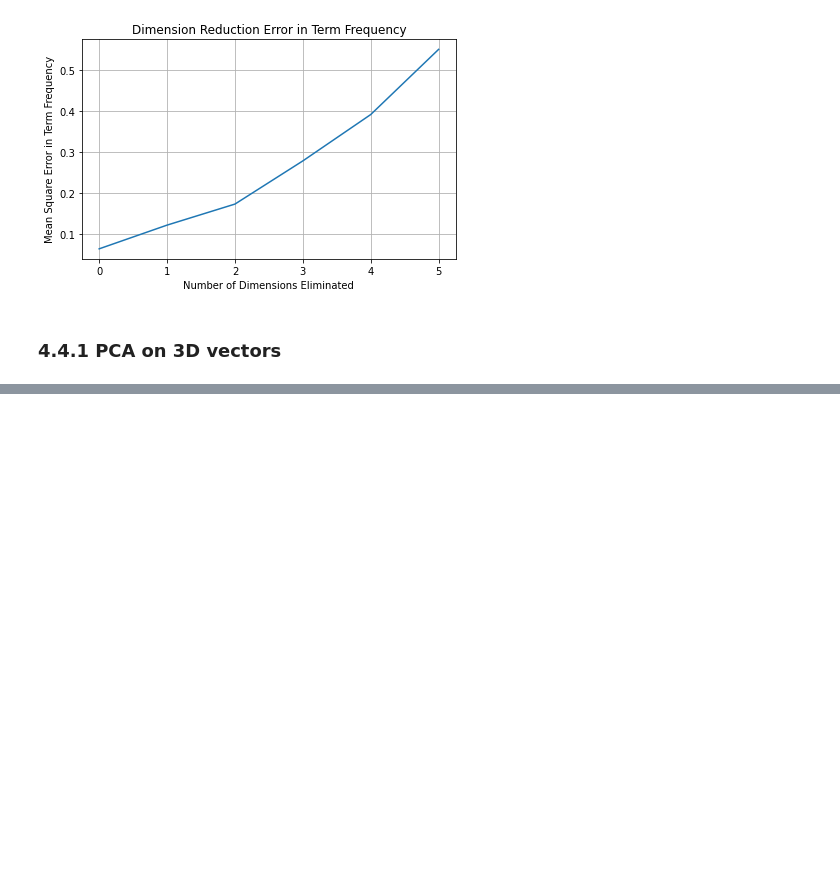
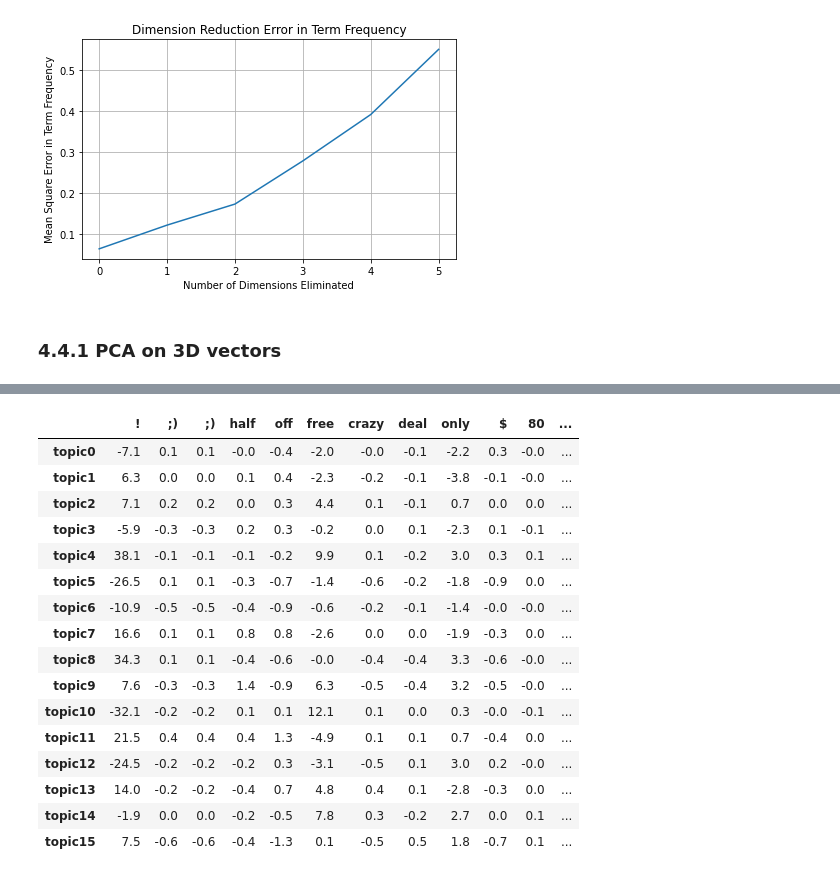
Before and after one commit to deacona/nlpia, a Jupyter notebook: src/nlpia/book/examples/ch04_examples.ipynb, the cells around one changed output, grey strips where cells are left out. Cells and saved outputs as stored; diff of their text form; code cells hidden in the pictures; blank space fills up the shorter version.

```diff
--- a/src/nlpia/book/examples/ch04_examples.ipynb
+++ b/src/nlpia/book/examples/ch04_examples.ipynb
@@ -262,0 +293,8 @@ print(err)
+# %%
+from sklearn.feature_extraction.text import CountVectorizer
+from nltk.tokenize import casual_tokenize
+
+tfidf_model = TfidfVectorizer(tokenizer=casual_tokenize)
+tfidf_docs = tfidf_model.fit_transform(raw_documents=sms.text).toarray()
+
+len(tfidf_model.vocabulary_)
@@ -262,0 +313,11 @@ print(err)
+# %%
+from sklearn.decomposition import PCA
+
+pca = PCA(n_components=16)
+pca = pca.fit(tfidf_docs)
+pca_topic_vectors = pca.transform(tfidf_docs)
+
+columns = ['topic{}'.format(i) for i in range(pca.n_components)]
+
+pca_topic_vectors = pd.DataFrame(pca_topic_vectors, columns=columns, index=index)
+pca_topic_vectors.round(3).head(6)
@@ -262,0 +352,4 @@ print(err)
+# %%
+column_nums, terms = zip(*sorted(zip(tfidf_model.vocabulary_.values(), tfidf_model.vocabulary_.keys())))
+
+terms[:15]
@@ -262,0 +372,6 @@ print(err)
+# %%
+weights = pd.DataFrame(pca.components_, columns=terms, index=['topic{}'.format(i) for i in range(16)])
+
+pd.options.display.max_columns = 8
+
+weights.head(4).round(3)
@@ -262,0 +385,24 @@ print(err)
+# %%
+pd.options.display.max_columns = 12
+
+deals = weights['! ;) ;) half off free crazy deal only $ 80 %'.split()].round(3) * 100
+
+deals
+# %% [output]
+|  | ! | ;) | ;) | half | off | free | crazy | deal | only | $ | 80 | ... |
+| topic0 | -7.1 | 0.1 | 0.1 | -0.0 | -0.4 | -2.0 | -0.0 | -0.1 | -2.2 | 0.3 | -0.0 | ... |
+| topic1 | 6.3 | 0.0 | 0.0 | 0.1 | 0.4 | -2.3 | -0.2 | -0.1 | -3.8 | -0.1 | -0.0 | ... |
+| topic2 | 7.1 | 0.2 | 0.2 | 0.0 | 0.3 | 4.4 | 0.1 | -0.1 | 0.7 | 0.0 | 0.0 | ... |
+| topic3 | -5.9 | -0.3 | -0.3 | 0.2 | 0.3 | -0.2 | 0.0 | 0.1 | -2.3 | 0.1 | -0.1 | ... |
+| topic4 | 38.1 | -0.1 | -0.1 | -0.1 | -0.2 | 9.9 | 0.1 | -0.2 | 3.0 | 0.3 | 0.1 | ... |
+| topic5 | -26.5 | 0.1 | 0.1 | -0.3 | -0.7 | -1.4 | -0.6 | -0.2 | -1.8 | -0.9 | 0.0 | ... |
+| topic6 | -10.9 | -0.5 | -0.5 | -0.4 | -0.9 | -0.6 | -0.2 | -0.1 | -1.4 | -0.0 | -0.0 | ... |
+| topic7 | 16.6 | 0.1 | 0.1 | 0.8 | 0.8 | -2.6 | 0.0 | 0.0 | -1.9 | -0.3 | 0.0 | ... |
+| topic8 | 34.3 | 0.1 | 0.1 | -0.4 | -0.6 | -0.0 | -0.4 | -0.4 | 3.3 | -0.6 | -0.0 | ... |
+| topic9 | 7.6 | -0.3 | -0.3 | 1.4 | -0.9 | 6.3 | -0.5 | -0.4 | 3.2 | -0.5 | -0.0 | ... |
+| topic10 | -32.1 | -0.2 | -0.2 | 0.1 | 0.1 | 12.1 | 0.1 | 0.0 | 0.3 | -0.0 | -0.1 | ... |
+| topic11 | 21.5 | 0.4 | 0.4 | 0.4 | 1.3 | -4.9 | 0.1 | 0.1 | 0.7 | -0.4 | 0.0 | ... |
+| topic12 | -24.5 | -0.2 | -0.2 | -0.2 | 0.3 | -3.1 | -0.5 | 0.1 | 3.0 | 0.2 | -0.0 | ... |
+| topic13 | 14.0 | -0.2 | -0.2 | -0.4 | 0.7 | 4.8 | 0.4 | 0.1 | -2.8 | -0.3 | 0.0 | ... |
+| topic14 | -1.9 | 0.0 | 0.0 | -0.2 | -0.5 | 7.8 | 0.3 | -0.2 | 2.7 | 0.0 | 0.1 | ... |
+| topic15 | 7.5 | -0.6 | -0.6 | -0.4 | -1.3 | 0.1 | -0.5 | 0.5 | 1.8 | -0.7 | 0.1 | ... |
```
Also changed, not shown: parts of 19 cells of this notebook.
